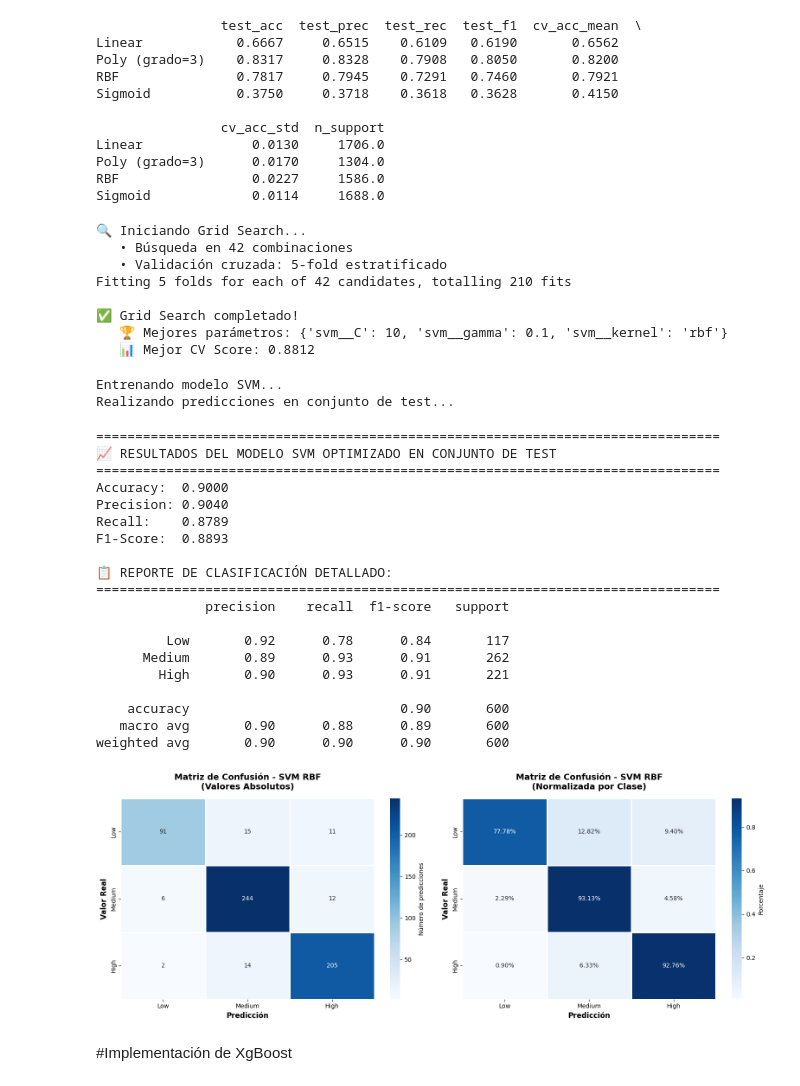
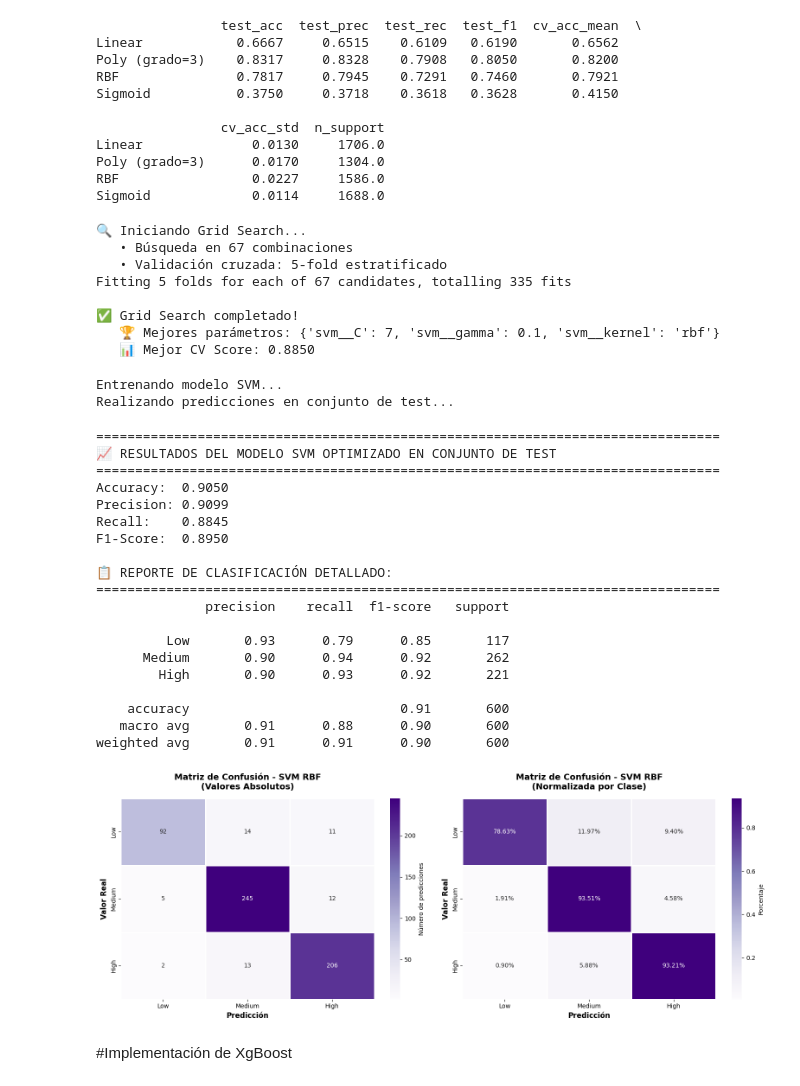
Before and after one commit to rafaelguevarahig/Machine_Learning_Uc, a Jupyter notebook: Machine-Learning/Stress/modelos_entregable.ipynb, the cells around one changed output. Cells and saved outputs as stored; diff of their text form; code cells hidden in the pictures.

```diff
--- a/Machine-Learning/Stress/modelos_entregable.ipynb
+++ b/Machine-Learning/Stress/modelos_entregable.ipynb
@@ -509,13 +509,13 @@ param_grid = [
     # RBF kernel
     {
         'svm__kernel': ['rbf'],
-        'svm__C': [0.1, 1, 10, 100],
+        'svm__C': [0.1, 1, 5, 6, 7,8, 9, 10, 15],
         'svm__gamma': ['scale', 'auto', 0.01, 0.1, 1.0]
     },
     # Linear kernel
     {
         'svm__kernel': ['linear'],
-        'svm__C': [0.1, 1, 10, 100]
+        'svm__C': [0.1, 1, 10, 15]
     },
     # Poly kernel
     {
@@ -547,13 +547,13 @@ print(f"   🏆 Mejores parámetros: {grid_search_svm.best_params_}")
 print(f"   📊 Mejor CV Score: {grid_search_svm.best_score_:.4f}")
 # %% [output]
 🔍 Iniciando Grid Search...
-   • Búsqueda en 42 combinaciones
+   • Búsqueda en 67 combinaciones
    • Validación cruzada: 5-fold estratificado
-Fitting 5 folds for each of 42 candidates, totalling 210 fits
+Fitting 5 folds for each of 67 candidates, totalling 335 fits
 
 ✅ Grid Search completado!
-   🏆 Mejores parámetros: {'svm__C': 10, 'svm__gamma': 0.1, 'svm__kernel': 'rbf'}
-   📊 Mejor CV Score: 0.8812
+   🏆 Mejores parámetros: {'svm__C': 7, 'svm__gamma': 0.1, 'svm__kernel': 'rbf'}
+   📊 Mejor CV Score: 0.8850
 # %%
 # Implementamos el Modelo SVM con los mejores hiperparámetros encontrados y evaluamos en el conjunto de test. Entrenamos y predecimos
 
@@ -562,7 +562,7 @@ Fitting 5 folds for each of 42 candidates, totalling 210 fits
 best_svm_pipeline = Pipeline([
     ('scaler', StandardScaler()),
     ('svm', SVC(
-        C=10,
+        C=7,
         gamma=0.1,
         kernel='rbf',
         random_state=42,
@@ -605,22 +605,22 @@ print(classification_report(y_test, y_pred_svm_best, target_names=['Low', 'Mediu
 ================================================================================
 📈 RESULTADOS DEL MODELO SVM OPTIMIZADO EN CONJUNTO DE TEST
 ================================================================================
-Accuracy:  0.9000
-Precision: 0.9040
-Recall:    0.8789
-F1-Score:  0.8893
+Accuracy:  0.9050
+Precision: 0.9099
+Recall:    0.8845
+F1-Score:  0.8950
 
 📋 REPORTE DE CLASIFICACIÓN DETALLADO:
 ================================================================================
               precision    recall  f1-score   support
 
-         Low       0.92      0.78      0.84       117
-      Medium       0.89      0.93      0.91       262
-        High       0.90      0.93      0.91       221
+         Low       0.93      0.79      0.85       117
+      Medium       0.90      0.94      0.92       262
+        High       0.90      0.93      0.92       221
 
-    accuracy                           0.90       600
-   macro avg       0.90      0.88      0.89       600
-weighted avg       0.90      0.90      0.90       600
+    accuracy                           0.91       600
+   macro avg       0.91      0.88      0.90       600
+weighted avg       0.91      0.91      0.90       600
 # %%
 # Visualización de los resultados en matriz de confusión
 cm_svm_best = confusion_matrix(y_test, y_pred_svm_best)
@@ -633,40 +633,40 @@ sns.heatmap(
     cm_svm_best,
     annot=True,
     fmt='d',
-    cmap='Blues',
+    cmap='Purples',
     linewidths=2,
     xticklabels=['Low', 'Medium', 'High'],
     yticklabels=['Low', 'Medium', 'High'],
     cbar_kws={'label': 'Número de predicciones'},
     ax=axes[0]
 )
 axes[0].set_title('Matriz de Confusión - SVM RBF\n(Valores Absolutos)',
                   fontsize=14, fontweight='bold', pad=15)
 axes[0].set_xlabel('Predicción', fontsize=12, fontweight='bold')
 axes[0].set_ylabel('Valor Real', fontsize=12, fontweight='bold')
 
 # Matriz de confusión normalizada (porcentajes)
 cm_normalized = cm_svm_best.astype('float') / cm_svm_best.sum(axis=1)[:, np.newaxis]
 sns.heatmap(
     cm_normalized,
     annot=True,
     fmt='.2%',
-    cmap='Blues',
+    cmap='Purples',
     linewidths=2,
     xticklabels=['Low', 'Medium', 'High'],
     yticklabels=['Low', 'Medium', 'High'],
     cbar_kws={'label': 'Porcentaje'},
     ax=axes[1]
 )
 axes[1].set_title('Matriz de Confusión - SVM RBF\n(Normalizada por Clase)',
                   fontsize=14, fontweight='bold', pad=15)
 axes[1].set_xlabel('Predicción', fontsize=12, fontweight='bold')
 axes[1].set_ylabel('Valor Real', fontsize=12, fontweight='bold')
 
 plt.tight_layout()
 plt.show()
 # %% [output]
-[figure, old version]
+[figure, new version]
 # %% [markdown]
 #Implementación de XgBoost
 # %%
```
Also changed, not shown: parts of 4 cells of this notebook.
